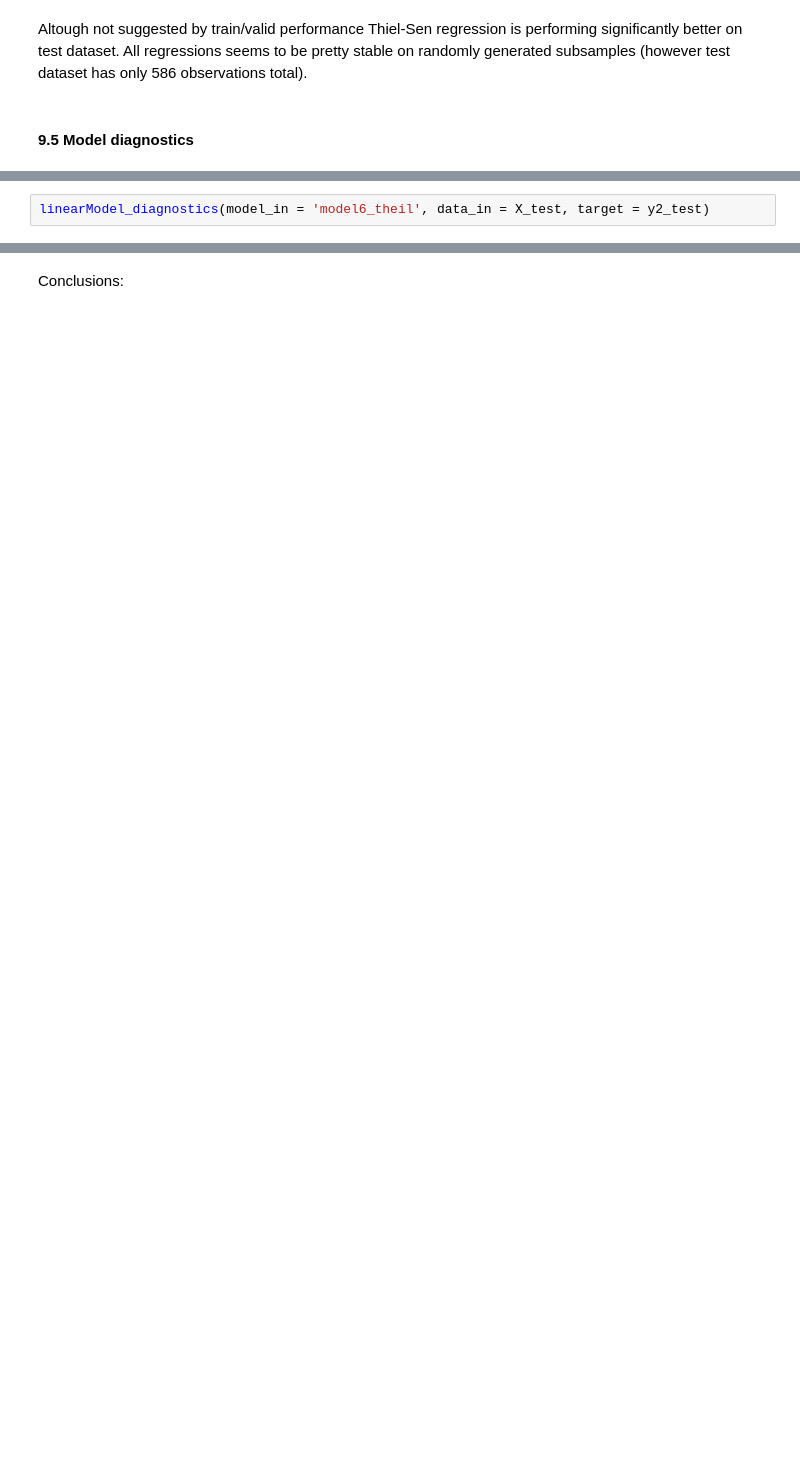
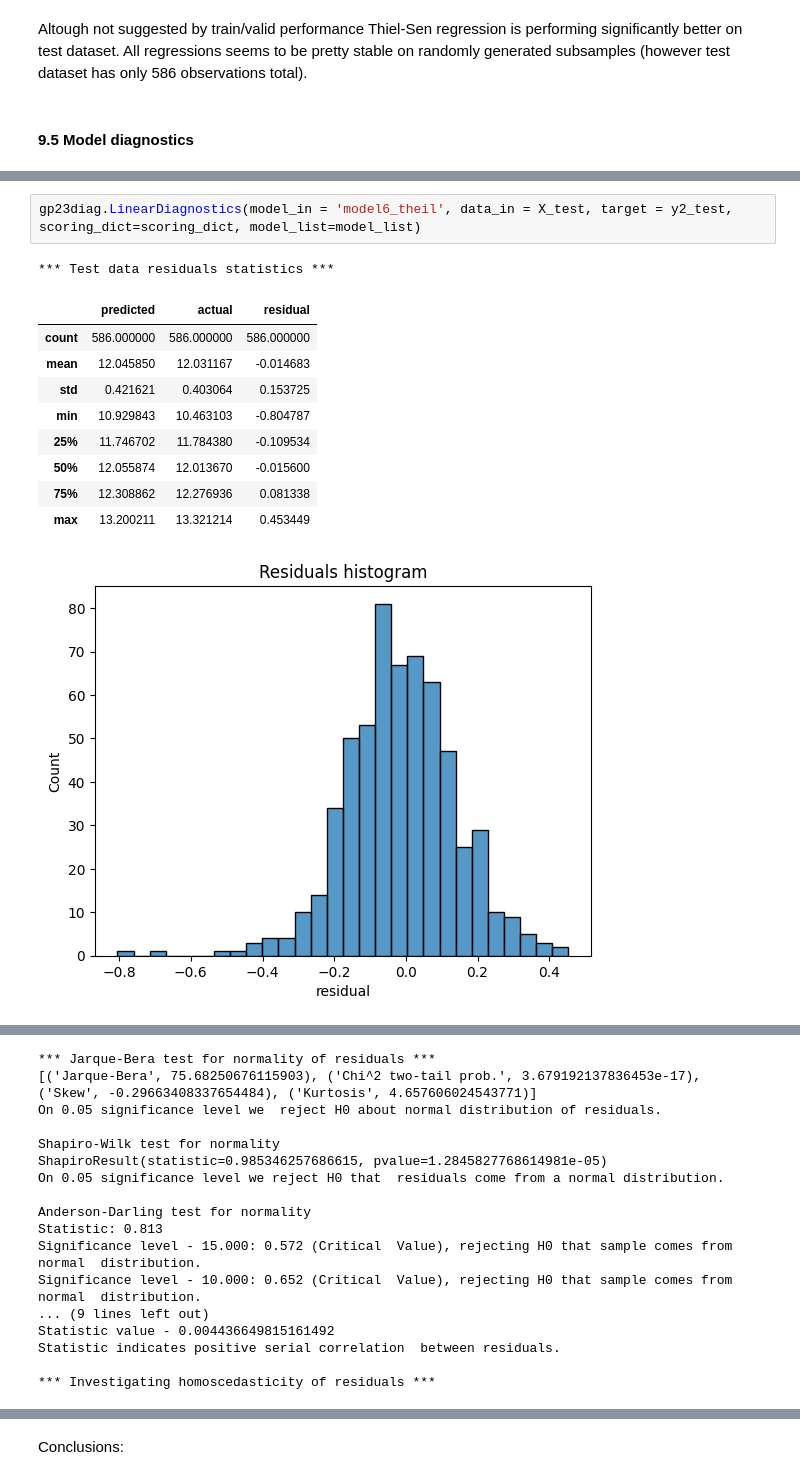
Before and after one commit to TGusciora/Python, a Jupyter notebook: GP23_PredictingHouseSalePrices/notebooks/002.GP23_tg_Scoring_Test.ipynb, the cells around one changed output, grey strips where cells are left out. Cells and saved outputs as stored; diff of their text form; blank space fills up the shorter version.

```diff
--- a/GP23_PredictingHouseSalePrices/notebooks/002.GP23_tg_Scoring_Test.ipynb
+++ b/GP23_PredictingHouseSalePrices/notebooks/002.GP23_tg_Scoring_Test.ipynb
@@ -320,2 +381,14 @@ NameError: name 'linearModel_diagnostics' is not defined
 # %%
-linearModel_diagnostics(model_in = 'model6_theil', data_in = X_test, target = y2_test)
+gp23diag.LinearDiagnostics(model_in = 'model6_theil', data_in = X_test, target = y2_test, scoring_dict=scoring_dict, model_list=model_list)
+# %% [output]
+*** Test data residuals statistics ***
+|  | predicted | actual | residual |
+| count | 586.000000 | 586.000000 | 586.000000 |
+| mean | 12.045850 | 12.031167 | -0.014683 |
+| std | 0.421621 | 0.403064 | 0.153725 |
+| min | 10.929843 | 10.463103 | -0.804787 |
+| 25% | 11.746702 | 11.784380 | -0.109534 |
+| 50% | 12.055874 | 12.013670 | -0.015600 |
+| 75% | 12.308862 | 12.276936 | 0.081338 |
+| max | 13.200211 | 13.321214 | 0.453449 |
+[figure, added]
@@ -321,0 +397,17 @@ linearModel_diagnostics(model_in = 'model6_theil', data_in = X_test, target = y2
+*** Jarque-Bera test for normality of residuals ***
+[('Jarque-Bera', 75.68250676115903), ('Chi^2 two-tail prob.', 3.679192137836453e-17), ('Skew', -0.29663408337654484), ('Kurtosis', 4.657606024543771)]
+On 0.05 significance level we  reject H0 about normal distribution of residuals.
+
+Shapiro-Wilk test for normality
+ShapiroResult(statistic=0.985346257686615, pvalue=1.2845827768614981e-05)
+On 0.05 significance level we reject H0 that  residuals come from a normal distribution.
+
+Anderson-Darling test for normality
+Statistic: 0.813
+Significance level - 15.000: 0.572 (Critical  Value), rejecting H0 that sample comes from normal  distribution.
+Significance level - 10.000: 0.652 (Critical  Value), rejecting H0 that sample comes from normal  distribution.
+... (9 lines left out)
+Statistic value - 0.004436649815161492
+Statistic indicates positive serial correlation  between residuals.
+
+*** Investigating homoscedasticity of residuals ***
```
Also changed, not shown: parts of 8 cells of this notebook, 3 other files.
